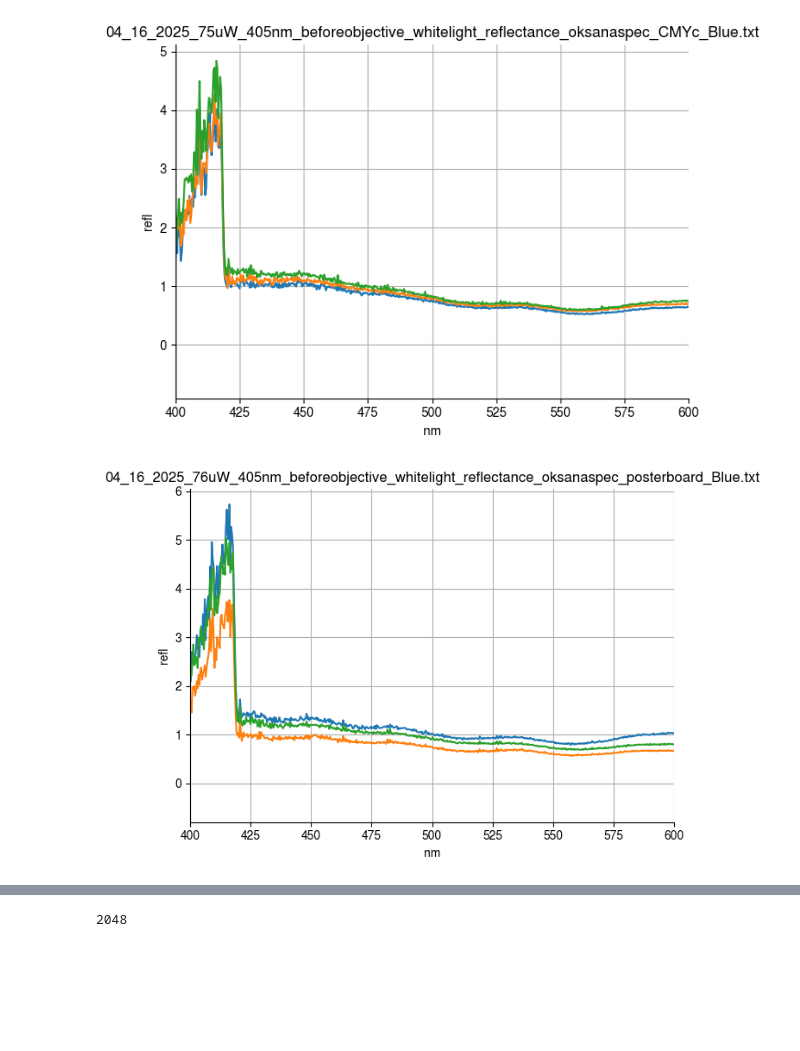
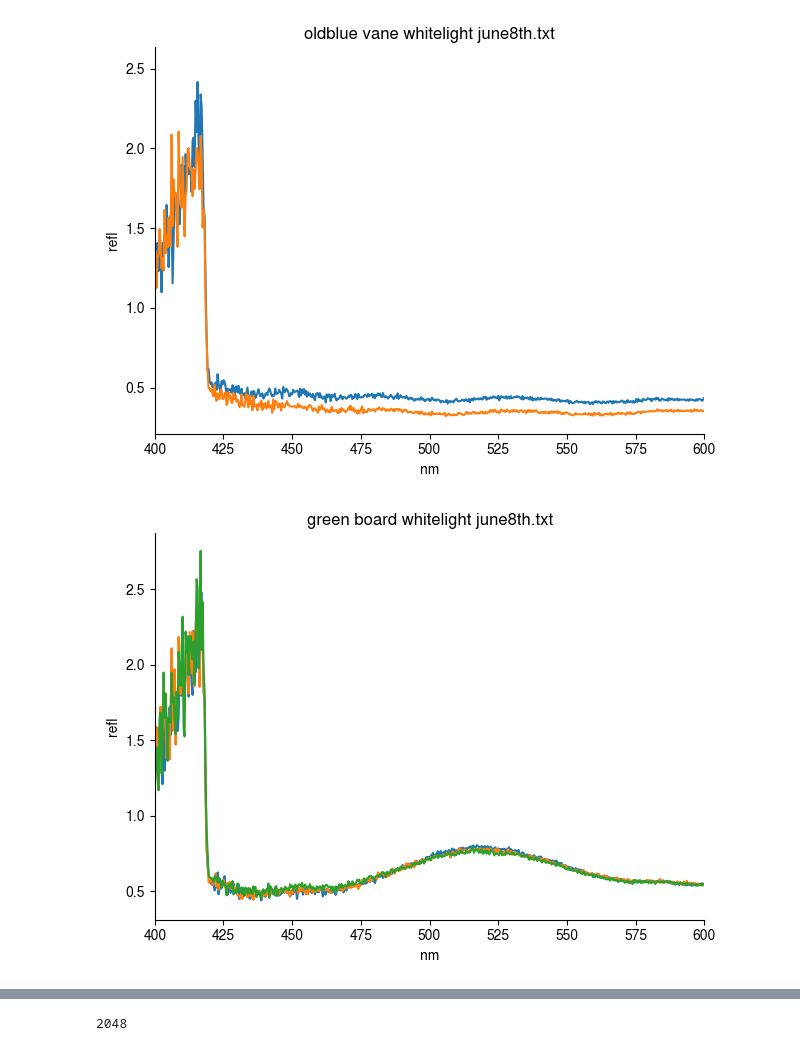
Before and after one commit to mparkergetz/bee_cam_data_processing, a Jupyter notebook: plot_spectra/plot_all_spectra.ipynb, the cells around one changed output, grey strips where cells are left out. Saved outputs shown, nothing was run; the diff lists cells and outputs as text; code cells hidden in the pictures; blank space fills up the shorter version.

```diff
--- a/plot_spectra/plot_all_spectra.ipynb
+++ b/plot_spectra/plot_all_spectra.ipynb
@@ -5,10 +5,10 @@ import pandas as pd
 import matplotlib.pyplot as plt
 import numpy as np
 
-DATA_DIR = "./202504_data/reflectance"
+DATA_DIR = "./202504_data/spectra_20250608"
 csv_files = glob.glob(os.path.join(DATA_DIR, "*.txt"))
 
-background_df = pd.read_csv('202504_data/cmyc_white_background_refl.txt', sep='\t', header=None)
+background_df = pd.read_csv('/home/misha/repos/bee_cam_process_data/plot_spectra/202504_data/rgb_white_background_refl.txt', sep='\t', header=None)
 background_data = background_df.iloc[1:].reset_index(drop=True)
 avg_background = sum(background_data[i] for i in range(1, 10, 2)) / 5
 
@@ -29,32 +78,31 @@ Length: 2048, dtype: float64
 # %%
 
 for csv_file in csv_files:
     df = pd.read_csv(csv_file, sep='\t', header=None)
     header = df.iloc[0].dropna().tolist()
     data = df.iloc[1:].reset_index(drop=True)
     # print(len(data))
     clean_header = [h for h in header if pd.notna(h) and str(h).strip() != '']
     if len(clean_header) % 2 != 0:
         clean_header = clean_header[:-1]
     col_pairs = [(clean_header[i], clean_header[i + 1]) for i in range(0, len(clean_header), 2)]
 
     plt.figure()
     for i, (x_label, y_label) in enumerate(col_pairs):
         x_vals = pd.to_numeric(data.iloc[:, 2*i])
         y_vals = pd.to_numeric(data.iloc[:, 2*i + 1])
         norm_y = y_vals / avg_background
         plt.plot(x_vals, norm_y, label=f"Norm {y_label}")
 
     plt.xlim(400, 600)
     # plt.ylim(0,10)
     # plt.axvline(x=430, color='red', linestyle='--', linewidth=1.5)
 
     plt.title(f"{os.path.basename(csv_file)}")
     plt.xlabel("nm")
     plt.ylabel("refl")
-    plt.grid(True)
     plt.tight_layout()
     plt.show()
 # %% [output]
-[figure, old version]
+[figure, new version]
-[figure, old version]
+[figure, new version]
```
Also changed, not shown: parts of 6 cells of this notebook, 15 other files.
